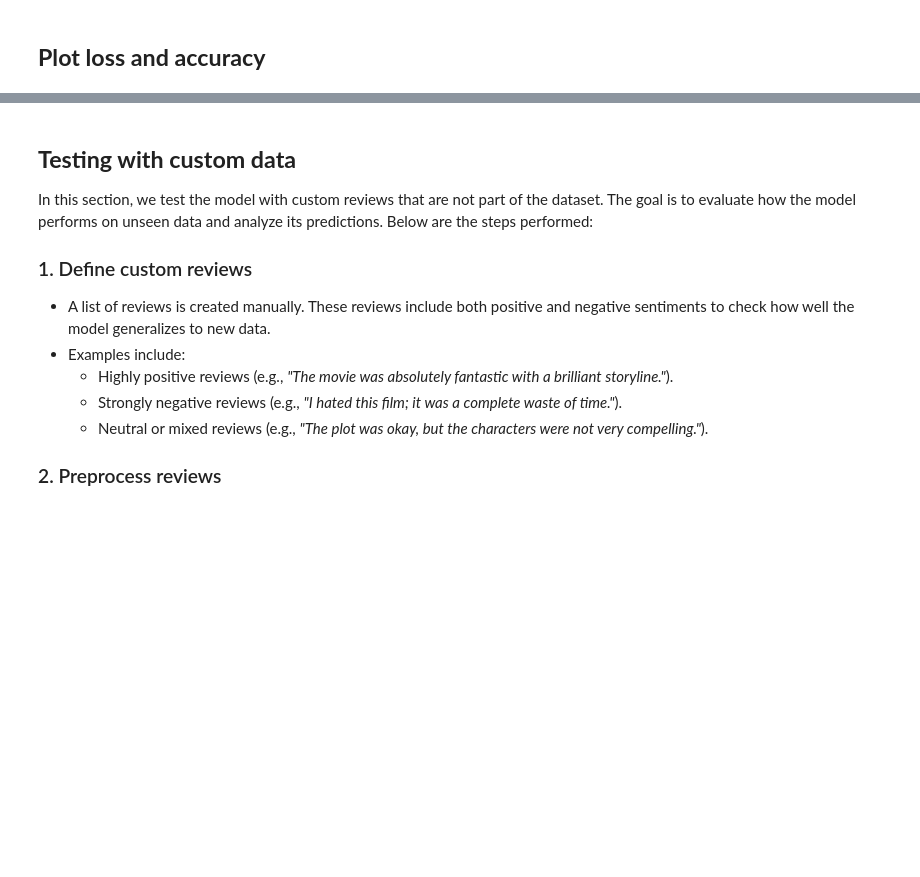
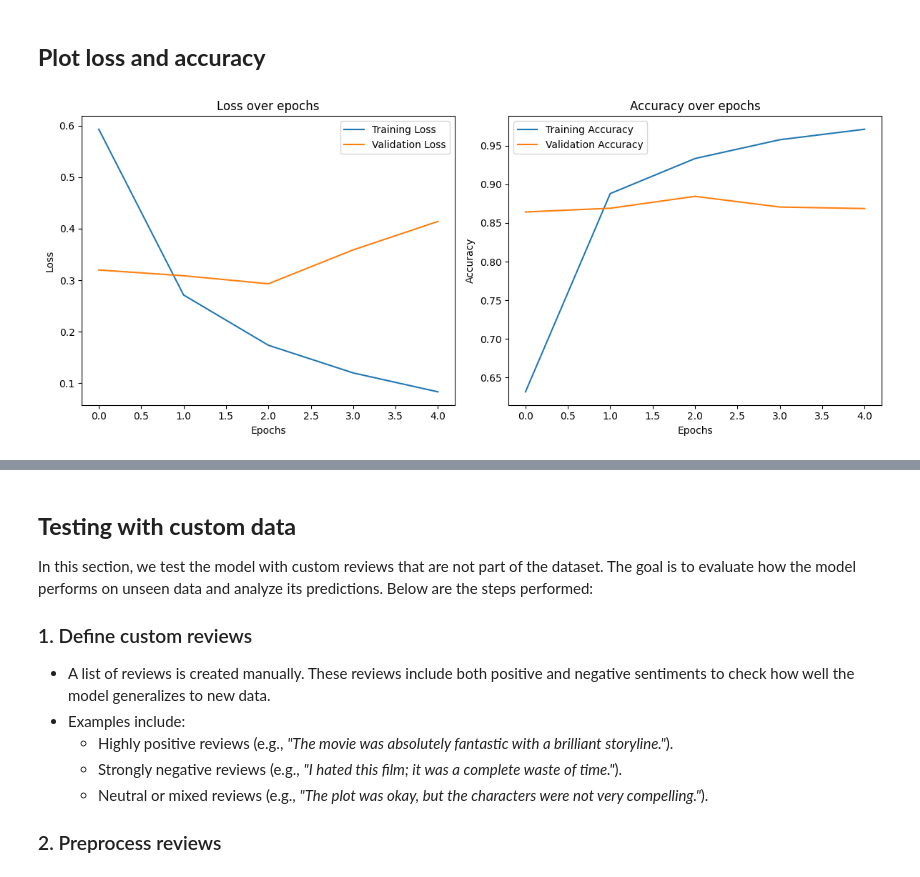
Before and after one commit to ChuLinh02/DeepLearning, a Jupyter notebook: 21120496.ipynb, the cells around one changed output, grey strips where cells are left out. Saved outputs shown, nothing was run; the diff lists cells and outputs as text; code cells hidden in the pictures; blank space fills up the shorter version.

```diff
--- a/21120496.ipynb
+++ b/21120496.ipynb
@@ -102,7 +100,7 @@ conv_output = Flatten()(conv_output)
 
 # Concatenate LSTM and CNN features
 merged = Concatenate()([lstm_output, conv_output])
-dropout = Dropout(0.5)(merged)
+dropout = Dropout(0.7)(merged)
 dense = Dense(64, activation='relu')(dropout)
 output_layer = Dense(1, activation='sigmoid')(dense)
 
@@ -145,7 +143,7 @@ print("Training model...")
 
 # Define callbacks for EarlyStopping and ModelCheckpoint
 early_stopping = EarlyStopping(monitor='val_loss', patience=3, restore_best_weights=True)
-model_checkpoint = ModelCheckpoint('best_model.h5', monitor='val_loss', save_best_only=True)
+model_checkpoint = ModelCheckpoint('best_model.keras', monitor='val_loss', save_best_only=True)
 
 # Training model
 history = model.fit(
@@ -196,20 +239,27 @@ for i in sample_indices:
 # %%
 import matplotlib.pyplot as plt
 
-# Loss
-plt.plot(history.history['loss'], label='Training Loss')
-plt.plot(history.history['val_loss'], label='Validation Loss')
-plt.title('Loss over epochs')
-plt.xlabel('Epochs')
-plt.ylabel('Loss')
-plt.legend()
+# Create a figure with subplots (1 row, 2 columns)
+fig, ax = plt.subplots(1, 2, figsize=(12, 5))
+
+# Loss Plot (Left)
+ax[0].plot(history.history['loss'], label='Training Loss')
+ax[0].plot(history.history['val_loss'], label='Validation Loss')
+ax[0].set_title('Loss over epochs')
+ax[0].set_xlabel('Epochs')
+ax[0].set_ylabel('Loss')
+ax[0].legend()
+
+# Accuracy Plot (Right)
+ax[1].plot(history.history['accuracy'], label='Training Accuracy')
+ax[1].plot(history.history['val_accuracy'], label='Validation Accuracy')
+ax[1].set_title('Accuracy over epochs')
+ax[1].set_xlabel('Epochs')
+ax[1].set_ylabel('Accuracy')
+ax[1].legend()
+
+# Adjust layout and show the figure
+plt.tight_layout()
 plt.show()
-
-# Accuracy
-plt.plot(history.history['accuracy'], label='Training Accuracy')
-plt.plot(history.history['val_accuracy'], label='Validation Accuracy')
-plt.title('Accuracy over epochs')
-plt.xlabel('Epochs')
-plt.ylabel('Accuracy')
-plt.legend()
-plt.show()
+# %% [output]
+[figure, added]
```
Also changed, not shown: parts of 6 cells of this notebook.
